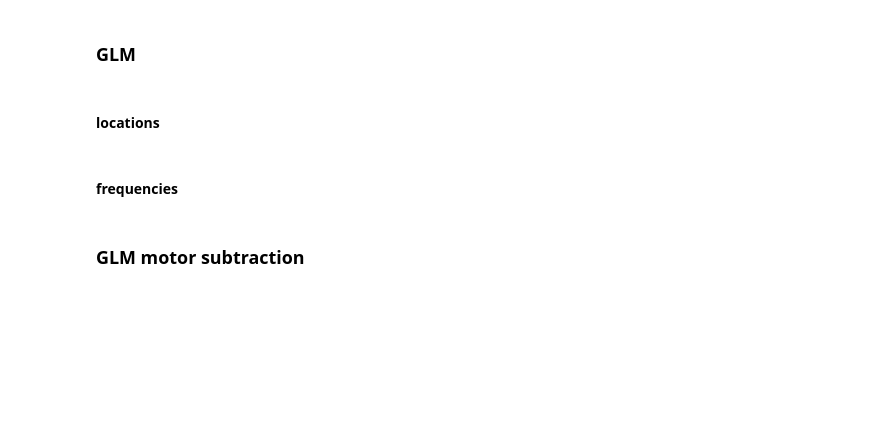
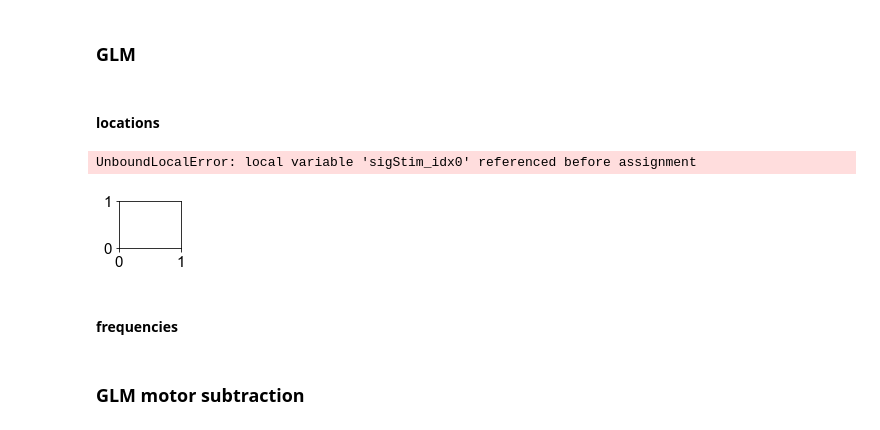
Before and after one commit to Iacaruso-lab/AC-VC-paper, a Jupyter notebook: makePaperFigures_main.ipynb, the cells around one changed output. Drawn from its saved outputs; the diff is of its cells as text; code cells hidden in the pictures; blank space fills up the shorter version.

```diff
--- a/makePaperFigures_main.ipynb
+++ b/makePaperFigures_main.ipynb
@@ -481,12 +554,15 @@ plotFaceMotionDecoders(ops)
 # %%
 %run methods_behaviourAnalysis.ipynb
 
-df = pd.read_csv(os.path.join(ops['dataPath'],'locations_dataset', 'df_coliseum_axons_final.csv')) #dataframe with info for each roi
+df = pd.read_csv(os.path.join(ops['dataPath'],'locations_dataset', 'df_coliseum_boutons_final.csv')) #dataframe with info for each roi
 paths0 = np.load(os.path.join(ops['dataPath'],'locations_dataset', 'animalPaths_locations.npy'))
 paths = makeDataPaths(os.path.join(ops['dataPath'],'data'),paths0)
 dataset = 'locations'
 
 varExp, modelSig = plotCumulativeDist(df, paths, dataset)
+# %% [output]
+UnboundLocalError: local variable 'sigStim_idx0' referenced before assignment
+[figure, added]
 # %%
 %run methods_behaviourAnalysis.ipynb
 
```
Also changed, not shown: parts of 29 cells of this notebook, 1 other file.
